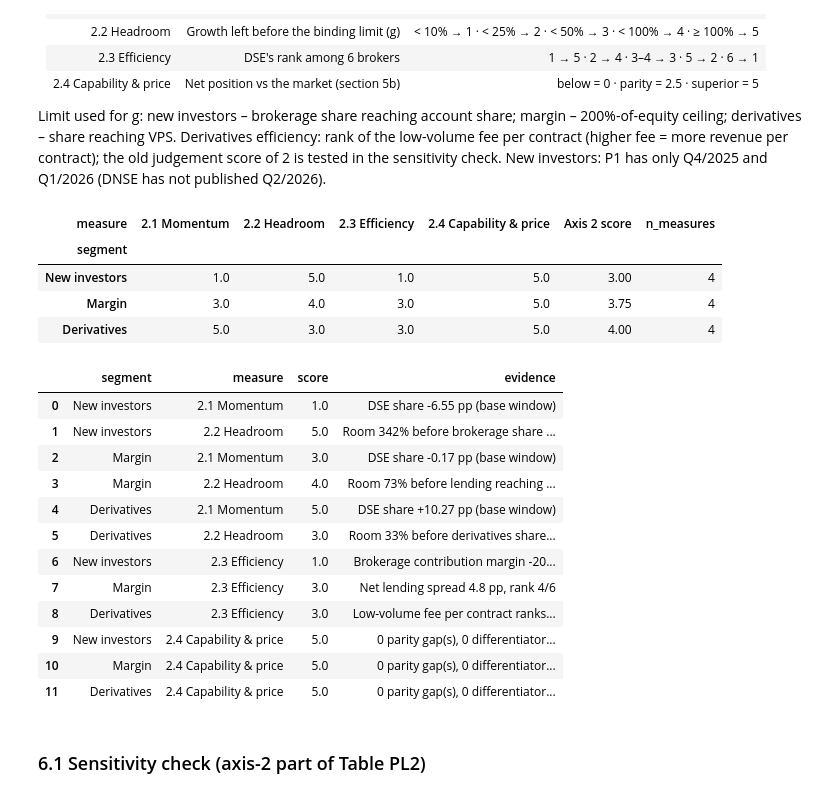
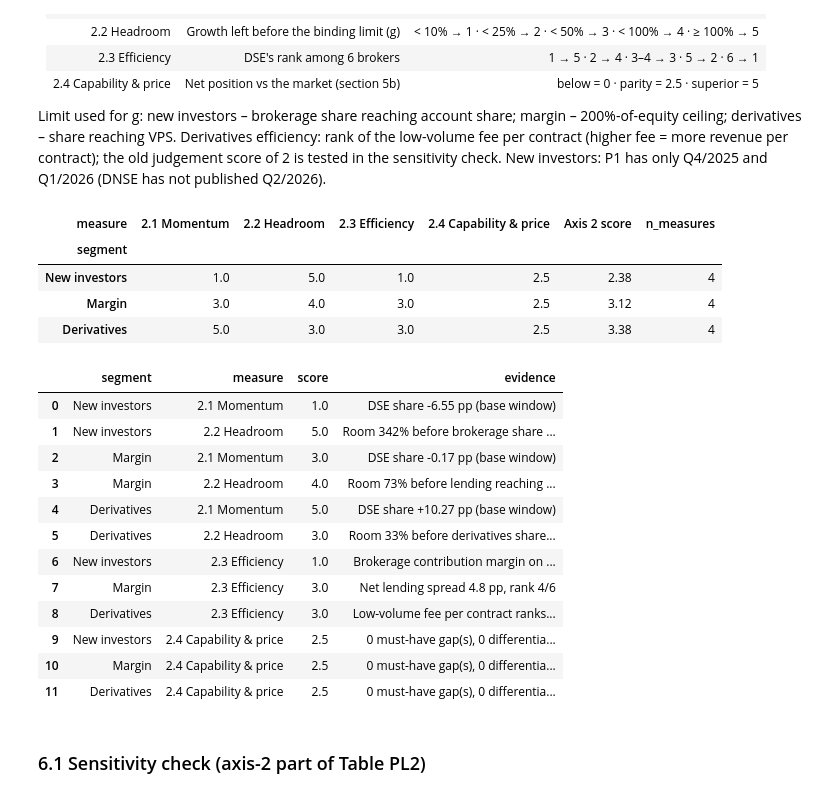
Before and after one commit to Xx-Pumpkin-xX/fba_roadto30_2026, a Jupyter notebook: notebook/B1_axis2_supply_side.ipynb, the cells around one changed output. Cells and saved outputs as stored; diff of their text form; code cells hidden in the pictures.

```diff
--- a/notebook/B1_axis2_supply_side.ipynb
+++ b/notebook/B1_axis2_supply_side.ipynb
@@ -638,21 +648,25 @@ axes[0].bar_label(bars, labels=[f"{x:.1f}" for x in e.spread_A_pp], fontsize=8,
 axes[0].set_ylabel("Lending yield − funding cost, pp")
 axes[0].set_title("Net lending spread, H1/2026 (hatched = bank-affiliated)",
                   fontsize=9.5, loc="left")
-e2 = eff.sort_values("contrib_margin_h1_26", ascending=False)
-bars = axes[1].bar(e2.ticker, e2.contrib_margin_h1_26 * 100, color=bar_colors(e2.ticker), width=0.6)
-for bar, t in zip(bars, e2.ticker):
+e2 = eff.sort_values("contrib_margin_used", ascending=False)
+bars = axes[1].bar(e2.ticker, e2.contrib_margin_used * 100, color=bar_colors(e2.ticker), width=0.6)
+for bar, t, basis in zip(bars, e2.ticker, e2.contrib_basis):
     if t in BANK: bar.set_hatch("///"); bar.set_edgecolor("white")
-axes[1].bar_label(bars, labels=[f"{x:.0%}" for x in e2.contrib_margin_h1_26], fontsize=8, color=INK)
+    if basis != "net": bar.set_linestyle("--"); bar.set_edgecolor(INK); bar.set_linewidth(1.2)
+axes[1].bar_label(bars, labels=[f"{x:.0%}" for x in e2.contrib_margin_used], fontsize=8, color=INK)
 axes[1].axhline(0, color=INK, lw=0.8)
-axes[1].set_ylabel("(Brokerage rev − brokerage exp) / rev, %")
-axes[1].set_title("Brokerage contribution margin, H1/2026", fontsize=9.5, loc="left")
+axes[1].set_ylabel("(Net brokerage revenue − brokerage expense\nexcl. exchange fees) / net revenue, %", fontsize=8)
+axes[1].set_title("Brokerage contribution margin on net revenue\n(after exchange and VSDC fees), H1/2026", fontsize=9.5, loc="left")
+axes[1].text(0.99, 0.97, "VCI (dashed): gross, fees not disclosed", transform=axes[1].transAxes, fontsize=7, color=MUTED, ha="right", va="top")
 ea = eff.set_index("ticker")
 fig.suptitle(f"Figure 10. DNSE's lending spread ranks #{ea.at['DSE','rank_spread_A']} of 6; "
-             f"its brokerage costs exceed brokerage revenue ({ea.at['DSE','contrib_margin_h1_26']:.0%} margin)",
+             f"its brokerage costs exceed net brokerage revenue ({ea.at['DSE','contrib_margin_used']:.0%} margin)",
              x=0.01, ha="left", fontsize=11, color=INK)
 footer(fig, "Source: H1/2026 financial statements (Team B dataset); DNSE 6M/2026 statements, code 24 / note 29. Funding cost = interest "
-            "expense + borrowing cost of loans (peers' code 24 checked against their statements). Yield and cost annualised ×2.")
-fig.tight_layout(rect=(0, 0.05, 1, 0.92))
+            "expense + borrowing cost of loans (peers' code 24 checked against their statements). Yield and cost annualised ×2. "
+            "Brokerage expense is assumed to include exchange fees for every broker; exchange/VSDC fees from the reviewed H1/2026 statements "
+            "(SSI and VND: by-nature proxy; VCI: not disclosed, gross basis).")
+fig.tight_layout(rect=(0, 0.11, 1, 0.92))
 fig.savefig(FIG / "Fig10_B1_efficiency.png", dpi=200)
 plt.show()
 # %% [output]
@@ -709,8 +723,8 @@ PRICE = {
     "alt":  {"New investors": eq, "Margin": mg.promo, "Derivatives": dv.min_fee},
 }
 
-def to_score(net):
-    return 0.0 if net < 0 else 2.5 if net == 0 else 5.0
+def to_score(net, diff=0):
+    return 0.0 if net < 0 else 5.0 if (net > 0 and diff >= 1) else 2.5
 
 def capability(price="base", unknown_as_yes=False):
     t = feature_table(unknown_as_yes)
@@ -721,7 +735,7 @@ def capability(price="base", unknown_as_yes=False):
         net = int(g.at[seg, "differentiator"]) + pp - int(g.at[seg, "parity_gap"])
         rows.append(dict(segment=seg, parity_gaps=int(g.at[seg, "parity_gap"]), minor_gaps=int(g.at[seg, "minor_gap"]),
                          differentiators=int(g.at[seg, "differentiator"]), dse_price=d, peer_median=med,
-                         price_point=pp, net=net, score=to_score(net)))
+                         price_point=pp, net=net, score=to_score(net, int(g.at[seg, "differentiator"]))))
     return pd.DataFrame(rows).set_index("segment"), t
 
 SEGS = ["New investors", "Margin", "Derivatives"]
@@ -788,8 +804,8 @@ def score_change(pp):
 def score_room(g):
     return 1 if g < .10 else 2 if g < .25 else 3 if g < .50 else 4 if g < 1.0 else 5
 
-def score_rank(r):
-    return {1: 5, 2: 4, 3: 3, 4: 3, 5: 2, 6: 1}[int(r)]
+def score_rank(r, n=6):
+    return {1: 5, 2: 4, 3: 3, 4: 2, 5: 1}[int(r)] if n == 5 else {1: 5, 2: 4, 3: 3, 4: 3, 5: 2, 6: 1}[int(r)]
 
 ni = newinv
 acc_share = ni["Total_Account_Share_2025"]
@@ -806,7 +822,7 @@ ROOM_DESC = {
 }
 
 fee_rank = dv.low_vol_fee.dropna().rank(ascending=False, method="min")
-DERIV_EFF_RULE = score_rank(fee_rank["DSE"])
+DERIV_EFF_RULE = score_rank(fee_rank["DSE"], n=len(fee_rank))
 
 def build_scores(mom, spread_rank_col="rank_spread_A", deriv_eff=None, brk=brk_share, cap_t=None):
     deriv_eff = DERIV_EFF_RULE if deriv_eff is None else deriv_eff
@@ -820,47 +836,48 @@ def build_scores(mom, spread_rank_col="rank_spread_A", deriv_eff=None, brk=brk_s
         rows.append((seg, "2.2 Headroom", score_room(room[seg]),
                      f"Room {room[seg]:.0%} before {ROOM_DESC[seg]}"))
     rows.append(("New investors", "2.3 Efficiency", score_rank(ea.at["DSE", "rank_contrib"]),
-                 f"Brokerage contribution margin {ea.at['DSE','contrib_margin_h1_26']:.0%}, rank {ea.at['DSE','rank_contrib']}/6"))
+                 f"Brokerage contribution margin on net revenue {ea.at['DSE','contrib_margin_used']:.1%}, rank {ea.at['DSE','rank_contrib']}/6"))
     rows.append(("Margin", "2.3 Efficiency", score_rank(ea.at["DSE", spread_rank_col]),
                  f"Net lending spread {ea.at['DSE', spread_rank_col.replace('rank_', '') + '_pp']:.1f} pp, rank {ea.at['DSE', spread_rank_col]}/6"))
     rows.append(("Derivatives", "2.3 Efficiency", deriv_eff,
                  f"Low-volume fee per contract ranks #{int(fee_rank['DSE'])} of {len(fee_rank)} (higher fee = more revenue per contract)"))
     for seg in SEGS:
         r = cap_t.loc[seg]
         rows.append((seg, "2.4 Capability & price", r.score,
-                     f"{int(r.parity_gaps)} parity gap(s), {int(r.differentiators)} differentiator(s), price {'below' if r.price_point > 0 else 'above' if r.price_point < 0 else 'at'} peer median → net {int(r.net):+d}"))
+                     f"{int(r.parity_gaps)} must-have gap(s), {int(r.differentiators)} differentiator(s), price {'below' if r.price_point > 0 else 'above' if r.price_point < 0 else 'at'} peer median; "
+                     + {5.0: "differentiated (5)", 2.5: ("no differentiator → parity (2.5)" if r.differentiators == 0 else "parity (2.5)"), 0.0: "below market (0)"}[r.score]))
     return pd.DataFrame(rows, columns=["segment", "measure", "score", "evidence"])
 
 mom_base = momentum.set_index("segment").change_pp
 scores = build_scores(mom_base)
 
 bang4 = scores.pivot(index="segment", columns="measure", values="score").reindex(SEGS)
 bang4["Axis 2 score"] = bang4.mean(axis=1, skipna=True)
 bang4["n_measures"] = bang4.drop(columns="Axis 2 score").notna().sum(axis=1)
 scores.to_csv(CLEAN / "Table4_axis2_evidence.csv", index=False)
-bang4.to_csv(CLEAN / "Table4_axis2_scores_DRAFT.csv")
+bang4.to_csv(CLEAN / "Table4_axis2_scores.csv")
 display(bang4.round(2))
 with pd.option_context("display.max_colwidth", 120):
     display(scores[scores.score.notna()])
 # %% [output]
 | measure | 2.1 Momentum | 2.2 Headroom | 2.3 Efficiency | 2.4 Capability & price | Axis 2 score | n_measures |
 | segment |  |  |  |  |  |  |
-| New investors | 1.0 | 5.0 | 1.0 | 5.0 | 3.00 | 4 |
-| Margin | 3.0 | 4.0 | 3.0 | 5.0 | 3.75 | 4 |
-| Derivatives | 5.0 | 3.0 | 3.0 | 5.0 | 4.00 | 4 |
+| New investors | 1.0 | 5.0 | 1.0 | 2.5 | 2.38 | 4 |
+| Margin | 3.0 | 4.0 | 3.0 | 2.5 | 3.12 | 4 |
+| Derivatives | 5.0 | 3.0 | 3.0 | 2.5 | 3.38 | 4 |
 |  | segment | measure | score | evidence |
 | 0 | New investors | 2.1 Momentum | 1.0 | DSE share -6.55 pp (base window) |
 | 1 | New investors | 2.2 Headroom | 5.0 | Room 342% before brokerage share ... |
 | 2 | Margin | 2.1 Momentum | 3.0 | DSE share -0.17 pp (base window) |
 | 3 | Margin | 2.2 Headroom | 4.0 | Room 73% before lending reaching ... |
 | 4 | Derivatives | 2.1 Momentum | 5.0 | DSE share +10.27 pp (base window) |
 | 5 | Derivatives | 2.2 Headroom | 3.0 | Room 33% before derivatives share... |
-| 6 | New investors | 2.3 Efficiency | 1.0 | Brokerage contribution margin -20... |
+| 6 | New investors | 2.3 Efficiency | 1.0 | Brokerage contribution margin on ... |
 | 7 | Margin | 2.3 Efficiency | 3.0 | Net lending spread 4.8 pp, rank 4/6 |
 | 8 | Derivatives | 2.3 Efficiency | 3.0 | Low-volume fee per contract ranks... |
-| 9 | New investors | 2.4 Capability & price | 5.0 | 0 parity gap(s), 0 differentiator... |
-| 10 | Margin | 2.4 Capability & price | 5.0 | 0 parity gap(s), 0 differentiator... |
-| 11 | Derivatives | 2.4 Capability & price | 5.0 | 0 parity gap(s), 0 differentiator... |
+| 9 | New investors | 2.4 Capability & price | 2.5 | 0 must-have gap(s), 0 differentia... |
+| 10 | Margin | 2.4 Capability & price | 2.5 | 0 must-have gap(s), 0 differentia... |
+| 11 | Derivatives | 2.4 Capability & price | 2.5 | 0 must-have gap(s), 0 differentia... |
 # %% [markdown]
 ### 6.1 Sensitivity check (axis-2 part of Table PL2)
 # %%
```
Also changed, not shown: parts of 9 cells of this notebook, 14 other files.
